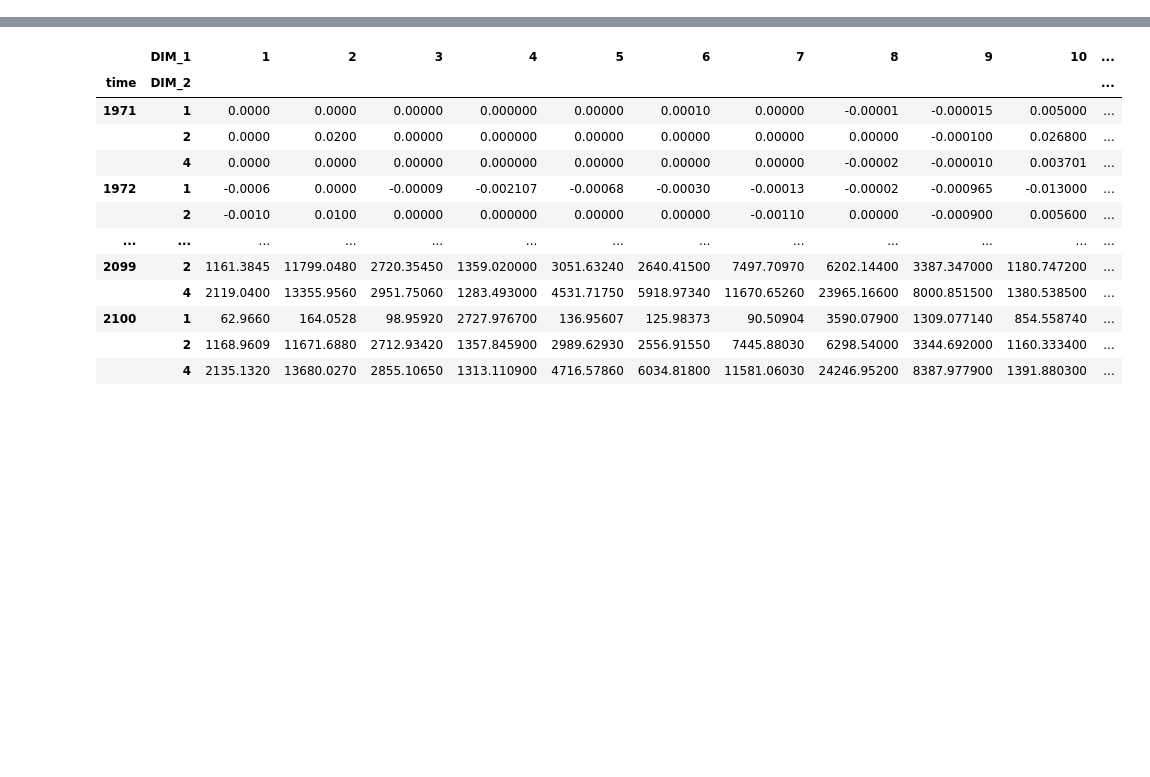
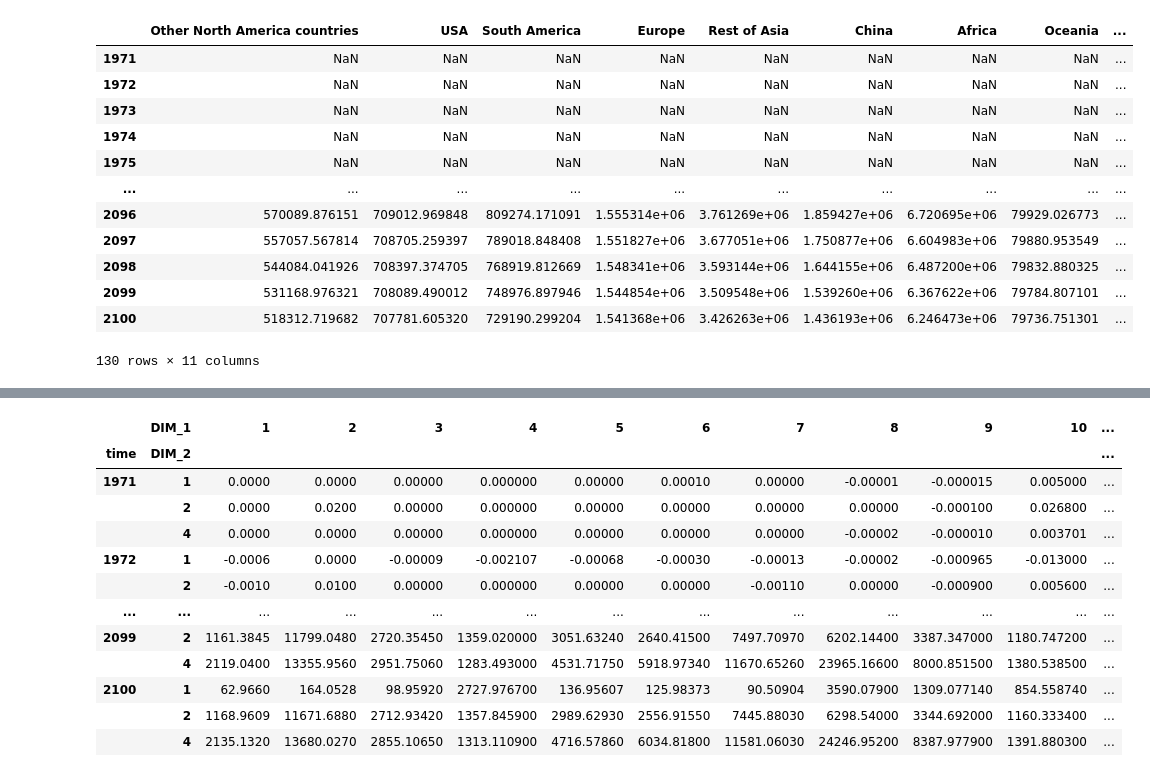
Before and after one commit to imagepbl/image-materials, a Jupyter notebook: imagematerials/rest_of/scripts_test/all_resources.ipynb, the cells around one changed output, grey strips where cells are left out. Cells and saved outputs as stored; diff of their text form; code cells hidden in the pictures; blank space fills up the shorter version.

```diff
--- a/imagematerials/rest_of/scripts_test/all_resources.ipynb
+++ b/imagematerials/rest_of/scripts_test/all_resources.ipynb
@@ -164,3 +223,19 @@ ax.plot(results['SSP2_M_CP']['steel'].projection_per_region_total.sum(axis=1)/to
+# %%
+results['SSP2_M_CP']['copper'].projection_per_region_adapted_alpha
+# %% [output]
+|  | Other North America countries | USA | South America | Europe | Rest of Asia | China | Africa | Oceania | ... |
+| 1971 | NaN | NaN | NaN | NaN | NaN | NaN | NaN | NaN | ... |
+| 1972 | NaN | NaN | NaN | NaN | NaN | NaN | NaN | NaN | ... |
+| 1973 | NaN | NaN | NaN | NaN | NaN | NaN | NaN | NaN | ... |
+| 1974 | NaN | NaN | NaN | NaN | NaN | NaN | NaN | NaN | ... |
+| 1975 | NaN | NaN | NaN | NaN | NaN | NaN | NaN | NaN | ... |
+| ... | ... | ... | ... | ... | ... | ... | ... | ... | ... |
+| 2096 | 570089.876151 | 709012.969848 | 809274.171091 | 1.555314e+06 | 3.761269e+06 | 1.859427e+06 | 6.720695e+06 | 79929.026773 | ... |
+| 2097 | 557057.567814 | 708705.259397 | 789018.848408 | 1.551827e+06 | 3.677051e+06 | 1.750877e+06 | 6.604983e+06 | 79880.953549 | ... |
+| 2098 | 544084.041926 | 708397.374705 | 768919.812669 | 1.548341e+06 | 3.593144e+06 | 1.644155e+06 | 6.487200e+06 | 79832.880325 | ... |
+| 2099 | 531168.976321 | 708089.490012 | 748976.897946 | 1.544854e+06 | 3.509548e+06 | 1.539260e+06 | 6.367622e+06 | 79784.807101 | ... |
+| 2100 | 518312.719682 | 707781.605320 | 729190.299204 | 1.541368e+06 | 3.426263e+06 | 1.436193e+06 | 6.246473e+06 | 79736.751301 | ... |
+130 rows × 11 columns
 # %%
 # Plot metal base scenario (SSP2_M_CP) with historic data
 
```
Also changed, not shown: parts of 9 cells of this notebook, 4 other files.
